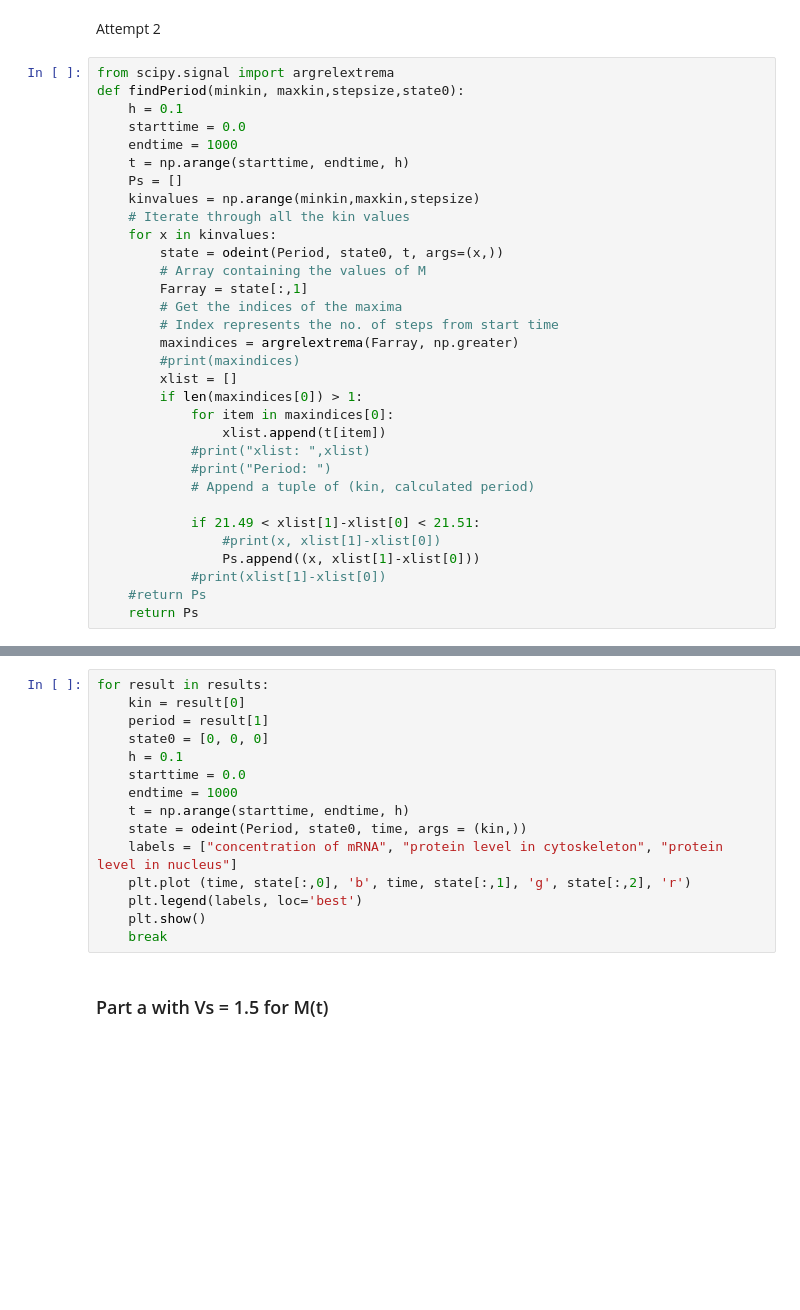
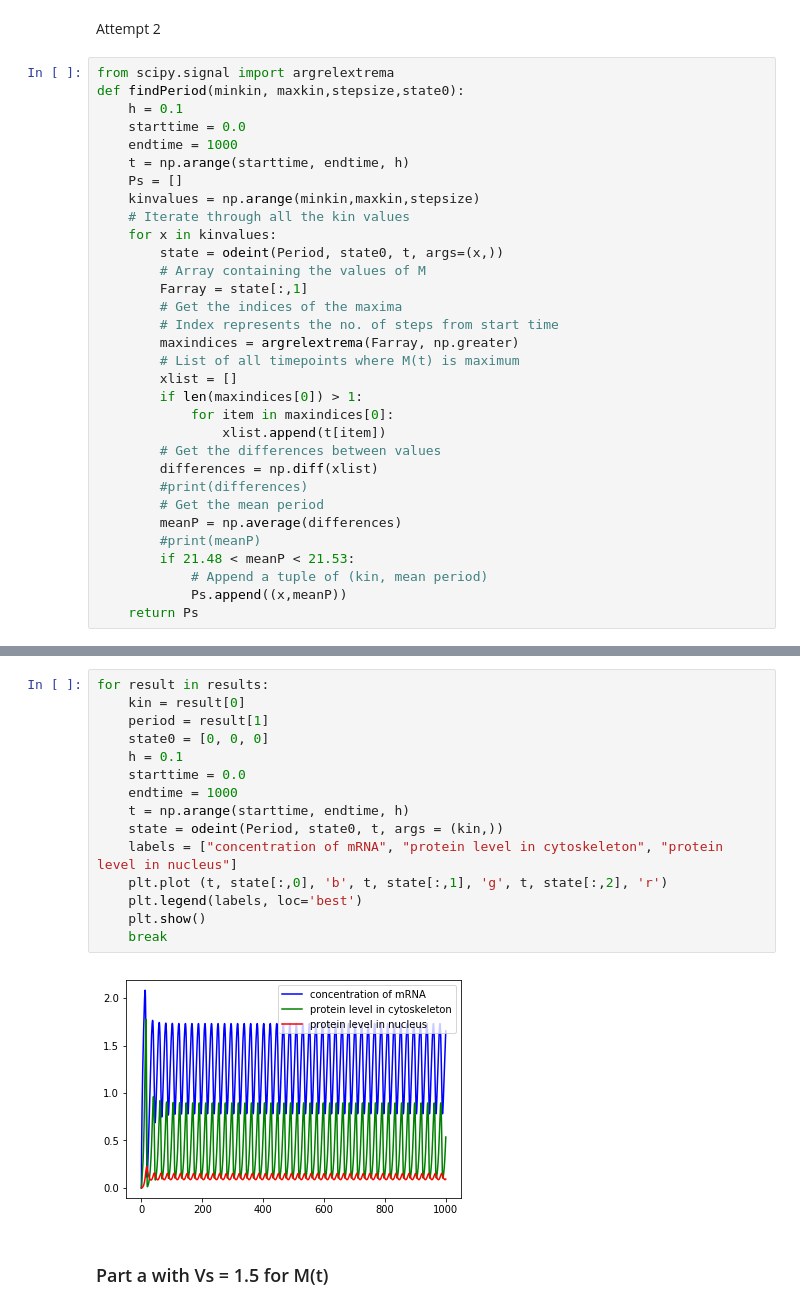
Before and after one commit to Icxa/LabTasks5-16March, a Jupyter notebook: Modeling and Simulation.ipynb, the cells around one changed output, grey strips where cells are left out. Drawn from its saved outputs; the diff is of its cells as text; blank space fills up the shorter version.

```diff
--- a/Modeling and Simulation.ipynb
+++ b/Modeling and Simulation.ipynb
@@ -443,20 +448,20 @@ def findPeriod(minkin, maxkin,stepsize,state0):
         # Get the indices of the maxima
         # Index represents the no. of steps from start time
         maxindices = argrelextrema(Farray, np.greater)
-        #print(maxindices)
+        # List of all timepoints where M(t) is maximum
         xlist = []
         if len(maxindices[0]) > 1:
             for item in maxindices[0]:
                 xlist.append(t[item])
-            #print("xlist: ",xlist)
-            #print("Period: ")
-            # Append a tuple of (kin, calculated period)
-
-            if 21.49 < xlist[1]-xlist[0] < 21.51:
-                #print(x, xlist[1]-xlist[0])
-                Ps.append((x, xlist[1]-xlist[0]))
-            #print(xlist[1]-xlist[0])
-    #return Ps
+        # Get the differences between values
+        differences = np.diff(xlist)
+        #print(differences)
+        # Get the mean period
+        meanP = np.average(differences)
+        #print(meanP)
+        if 21.48 < meanP < 21.53:
+            # Append a tuple of (kin, mean period)
+            Ps.append((x,meanP))
     return Ps
 # %%
 minkin = 0.01
@@ -468,18 +475,20 @@ print(results)
 # %%
 for result in results:
     kin = result[0]
     period = result[1]
     state0 = [0, 0, 0]
     h = 0.1
     starttime = 0.0
     endtime = 1000
     t = np.arange(starttime, endtime, h)
-    state = odeint(Period, state0, time, args = (kin,))
+    state = odeint(Period, state0, t, args = (kin,))
     labels = ["concentration of mRNA", "protein level in cytoskeleton", "protein level in nucleus"]
-    plt.plot (time, state[:,0], 'b', time, state[:,1], 'g', state[:,2], 'r')
+    plt.plot (t, state[:,0], 'b', t, state[:,1], 'g', t, state[:,2], 'r')
     plt.legend(labels, loc='best')
     plt.show()
     break
+# %% [output]
+[figure, added]
 # %% [markdown]
 ### Part a with Vs = 1.5 for M(t)
 # %%
```
Also changed, not shown: parts of 18 cells of this notebook.
